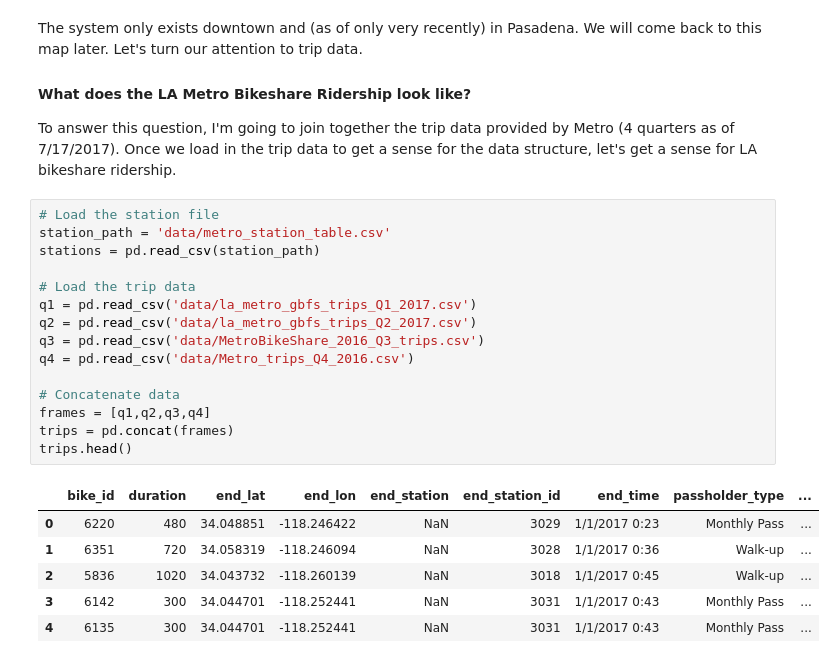
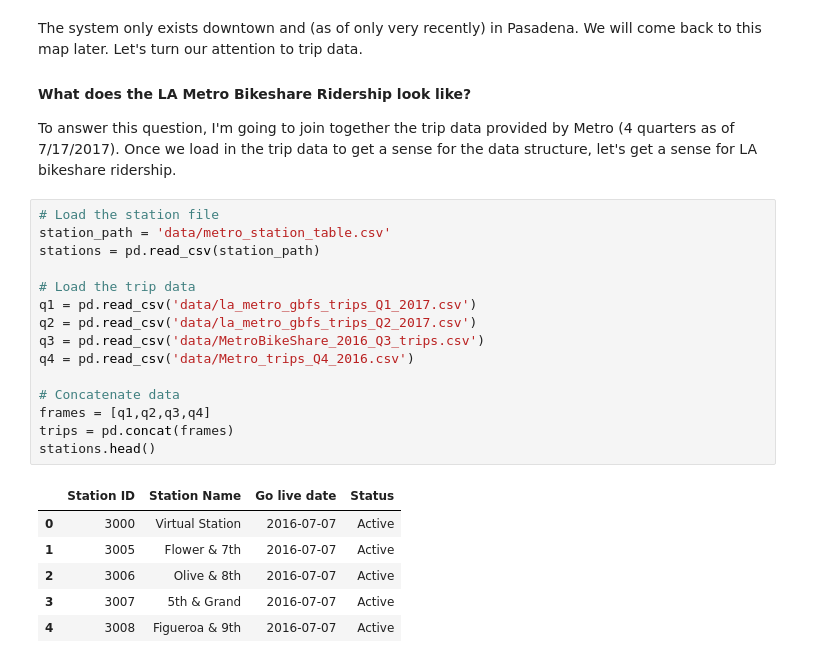
Before and after one commit to black-tea/la_bikeshare, a Jupyter notebook: LABikeshareAnalysis.ipynb, the cells around one changed output. Cells and saved outputs as stored; diff of their text form.

```diff
--- a/LABikeshareAnalysis.ipynb
+++ b/LABikeshareAnalysis.ipynb
@@ -79,25 +79,25 @@ To answer this question, I'm going to join together the trip data provided by Me
 # %%
 # Load the station file
 station_path = 'data/metro_station_table.csv'
 stations = pd.read_csv(station_path)
 
 # Load the trip data
 q1 = pd.read_csv('data/la_metro_gbfs_trips_Q1_2017.csv')
 q2 = pd.read_csv('data/la_metro_gbfs_trips_Q2_2017.csv')
 q3 = pd.read_csv('data/MetroBikeShare_2016_Q3_trips.csv')
 q4 = pd.read_csv('data/Metro_trips_Q4_2016.csv')
 
 # Concatenate data
 frames = [q1,q2,q3,q4]
 trips = pd.concat(frames)
-trips.head()
+stations.head()
 # %% [output]
-|  | bike_id | duration | end_lat | end_lon | end_station | end_station_id | end_time | passholder_type | ... |
-| 0 | 6220 | 480 | 34.048851 | -118.246422 | NaN | 3029 | 1/1/2017 0:23 | Monthly Pass | ... |
-| 1 | 6351 | 720 | 34.058319 | -118.246094 | NaN | 3028 | 1/1/2017 0:36 | Walk-up | ... |
-| 2 | 5836 | 1020 | 34.043732 | -118.260139 | NaN | 3018 | 1/1/2017 0:45 | Walk-up | ... |
-| 3 | 6142 | 300 | 34.044701 | -118.252441 | NaN | 3031 | 1/1/2017 0:43 | Monthly Pass | ... |
-| 4 | 6135 | 300 | 34.044701 | -118.252441 | NaN | 3031 | 1/1/2017 0:43 | Monthly Pass | ... |
+|  | Station ID | Station Name | Go live date | Status |
+| 0 | 3000 | Virtual Station | 2016-07-07 | Active |
+| 1 | 3005 | Flower & 7th | 2016-07-07 | Active |
+| 2 | 3006 | Olive & 8th | 2016-07-07 | Active |
+| 3 | 3007 | 5th & Grand | 2016-07-07 | Active |
+| 4 | 3008 | Figueroa & 9th | 2016-07-07 | Active |
 # %%
 # Begin by converting the "start_time" and "end_time" columns into datetime64 columns, add a count column
 trips['start_time'] = pd.to_datetime(trips['start_time'], errors='raise', infer_datetime_format='True')
```
Also changed, not shown: parts of 4 cells of this notebook.
